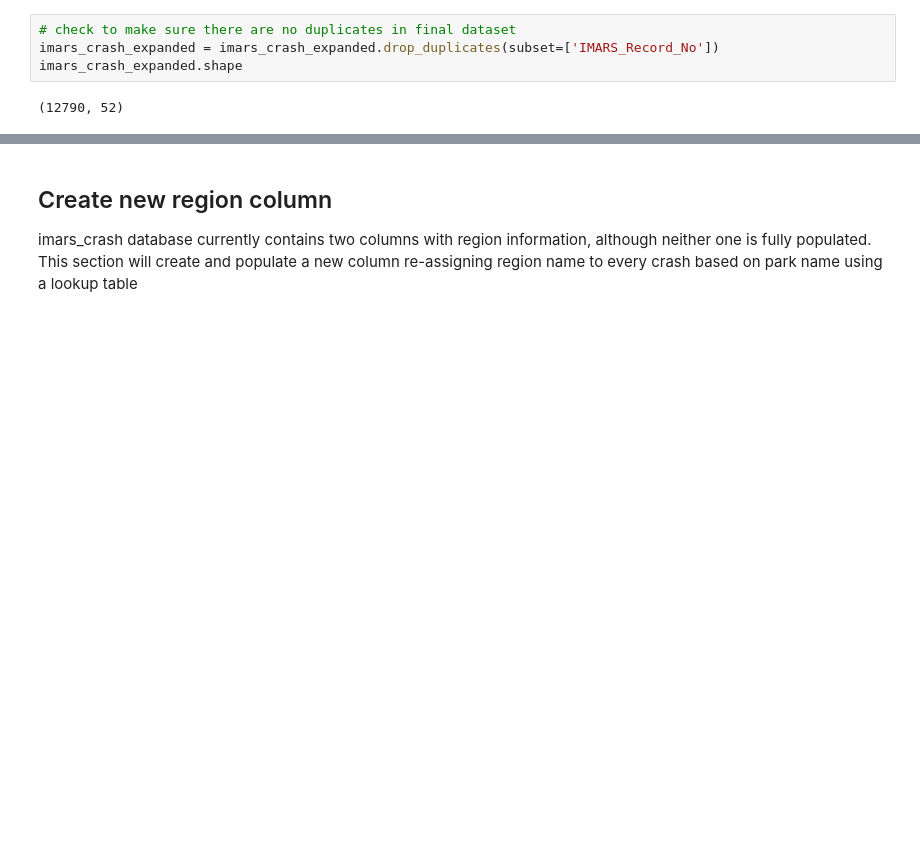
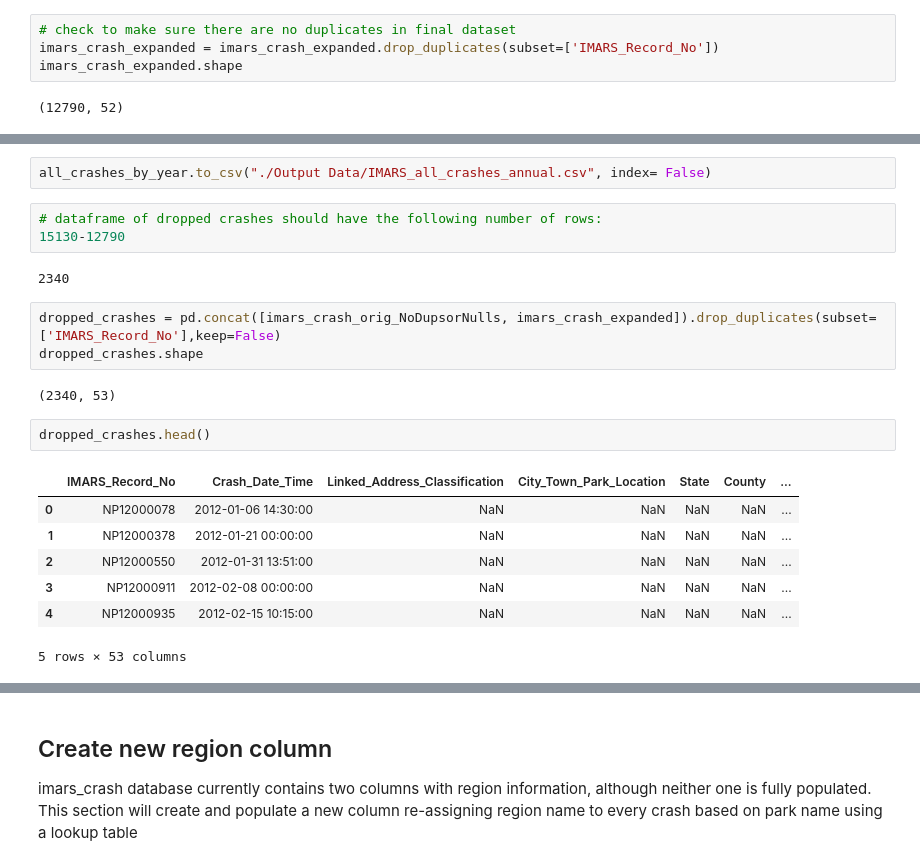
Before and after one commit to VolpeUSDOT/NPS-Region-Crash-Briefing, a Jupyter notebook: data cleaning notebooks/IMARS cleaning 2022.ipynb, the cells around one changed output, grey strips where cells are left out. Saved outputs shown, nothing was run; the diff lists cells and outputs as text; blank space fills up the shorter version.

```diff
--- a/data cleaning notebooks/IMARS cleaning 2022.ipynb
+++ b/data cleaning notebooks/IMARS cleaning 2022.ipynb
@@ -335,0 +369,22 @@ imars_crash_expanded.shape
+# %%
+all_crashes_by_year.to_csv("./Output Data/IMARS_all_crashes_annual.csv", index= False)
+# %%
+# dataframe of dropped crashes should have the following number of rows:
+15130-12790
+# %% [output]
+2340
+# %%
+dropped_crashes = pd.concat([imars_crash_orig_NoDupsorNulls, imars_crash_expanded]).drop_duplicates(subset=['IMARS_Record_No'],keep=False)
+dropped_crashes.shape
+# %% [output]
+(2340, 53)
+# %%
+dropped_crashes.head()
+# %% [output]
+|  | IMARS_Record_No | Crash_Date_Time | Linked_Address_Classification | City_Town_Park_Location | State | County | ... |
+| 0 | NP12000078 | 2012-01-06 14:30:00 | NaN | NaN | NaN | NaN | ... |
+| 1 | NP12000378 | 2012-01-21 00:00:00 | NaN | NaN | NaN | NaN | ... |
+| 2 | NP12000550 | 2012-01-31 13:51:00 | NaN | NaN | NaN | NaN | ... |
+| 3 | NP12000911 | 2012-02-08 00:00:00 | NaN | NaN | NaN | NaN | ... |
+| 4 | NP12000935 | 2012-02-15 10:15:00 | NaN | NaN | NaN | NaN | ... |
+5 rows × 53 columns
```
Also changed, not shown: parts of 15 cells of this notebook.
